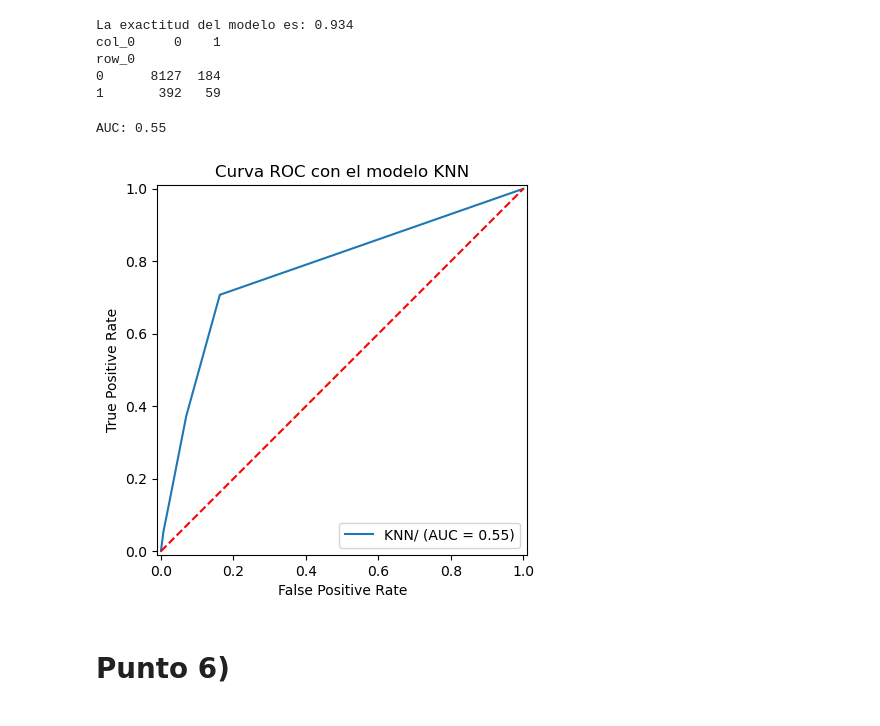
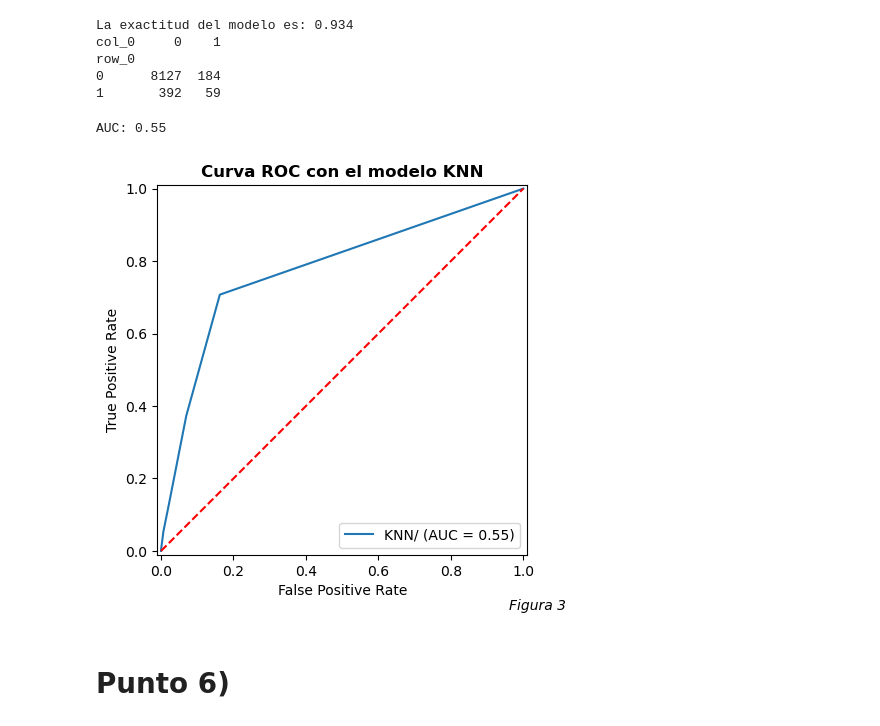
Before and after one commit to PabloPopov/BigDataUBA-Grupo5, a Jupyter notebook: TPs/TP 4/Big_Data_TP4_Grupo5.ipynb, the cells around one changed output. Cells and saved outputs as stored; diff of their text form; code cells hidden in the pictures.

```diff
--- a/TPs/TP 4/Big_Data_TP4_Grupo5.ipynb
+++ b/TPs/TP 4/Big_Data_TP4_Grupo5.ipynb
@@ -627,18 +626,19 @@ row_0
 # %%
 fpr, tpr, thresholds = roc_curve(y_test, y_test_pred_knn_score)
 
 auc = roc_auc_score(y_test, y_test_pred_knn)
 print('AUC: %.2f' % auc)
 print()
 display = RocCurveDisplay(fpr=fpr, tpr=tpr, roc_auc=auc, estimator_name='KNN/')
 display.plot()
 plt.plot([0, 1], [0, 1], color='red', linestyle='--')
-plt.title("Curva ROC con el modelo KNN")
+plt.title("Curva ROC con el modelo KNN", fontweight='bold')
+plt.text(0.95, -0.15, 'Figura 3', fontsize=10, style='italic', transform=plt.gca().transAxes)
 plt.savefig("Figuras punto 5.2.KNN.png", bbox_inches='tight', dpi=300)   #GUARDO EL PNG
 plt.show()
 # %% [output]
 AUC: 0.55
-[figure, old version]
+[figure, new version]
 # %% [markdown]
 # Punto 6)
 # %%
```
Also changed, not shown: parts of 11 cells of this notebook.
